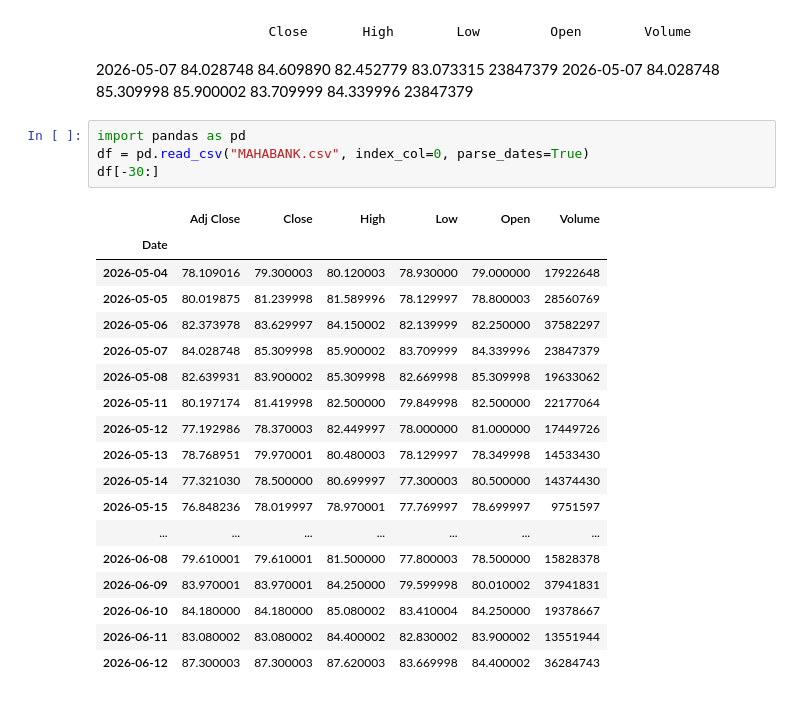
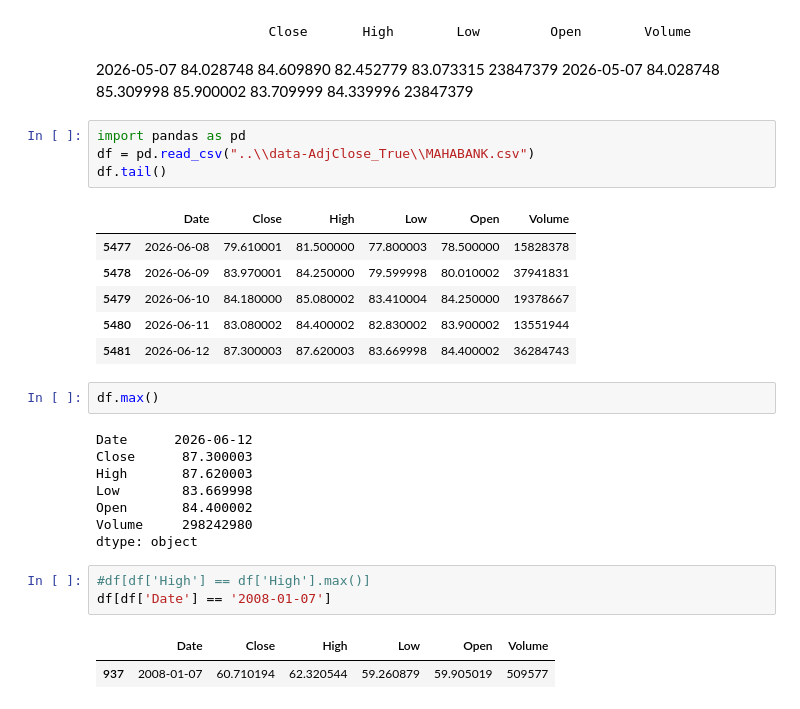
Before and after one commit to srk2115/stock-scanner, a Jupyter notebook: data/download-daily-data.ipynb, the cells around one changed output. Cells and saved outputs as stored; diff of their text form.

Commit message:
Updated Data Folder to in ATH Analysis route

```diff
--- a/data/download-daily-data.ipynb
+++ b/data/download-daily-data.ipynb
@@ -164,24 +159,28 @@ dtype: float64
 2026-05-07	84.028748	85.309998	85.900002	83.709999	84.339996	23847379
 # %%
 import pandas as pd
-df = pd.read_csv("MAHABANK.csv", index_col=0, parse_dates=True)
-df[-30:]
+df = pd.read_csv("..\\data-AdjClose_True\\MAHABANK.csv")
+df.tail()
 # %% [output]
-|  | Adj Close | Close | High | Low | Open | Volume |
-| Date |  |  |  |  |  |  |
-| 2026-05-04 | 78.109016 | 79.300003 | 80.120003 | 78.930000 | 79.000000 | 17922648 |
-| 2026-05-05 | 80.019875 | 81.239998 | 81.589996 | 78.129997 | 78.800003 | 28560769 |
-| 2026-05-06 | 82.373978 | 83.629997 | 84.150002 | 82.139999 | 82.250000 | 37582297 |
-| 2026-05-07 | 84.028748 | 85.309998 | 85.900002 | 83.709999 | 84.339996 | 23847379 |
-| 2026-05-08 | 82.639931 | 83.900002 | 85.309998 | 82.669998 | 85.309998 | 19633062 |
-| 2026-05-11 | 80.197174 | 81.419998 | 82.500000 | 79.849998 | 82.500000 | 22177064 |
-| 2026-05-12 | 77.192986 | 78.370003 | 82.449997 | 78.000000 | 81.000000 | 17449726 |
-| 2026-05-13 | 78.768951 | 79.970001 | 80.480003 | 78.129997 | 78.349998 | 14533430 |
-| 2026-05-14 | 77.321030 | 78.500000 | 80.699997 | 77.300003 | 80.500000 | 14374430 |
-| 2026-05-15 | 76.848236 | 78.019997 | 78.970001 | 77.769997 | 78.699997 | 9751597 |
-| ... | ... | ... | ... | ... | ... | ... |
-| 2026-06-08 | 79.610001 | 79.610001 | 81.500000 | 77.800003 | 78.500000 | 15828378 |
-| 2026-06-09 | 83.970001 | 83.970001 | 84.250000 | 79.599998 | 80.010002 | 37941831 |
-| 2026-06-10 | 84.180000 | 84.180000 | 85.080002 | 83.410004 | 84.250000 | 19378667 |
-| 2026-06-11 | 83.080002 | 83.080002 | 84.400002 | 82.830002 | 83.900002 | 13551944 |
-| 2026-06-12 | 87.300003 | 87.300003 | 87.620003 | 83.669998 | 84.400002 | 36284743 |
+|  | Date | Close | High | Low | Open | Volume |
+| 5477 | 2026-06-08 | 79.610001 | 81.500000 | 77.800003 | 78.500000 | 15828378 |
+| 5478 | 2026-06-09 | 83.970001 | 84.250000 | 79.599998 | 80.010002 | 37941831 |
+| 5479 | 2026-06-10 | 84.180000 | 85.080002 | 83.410004 | 84.250000 | 19378667 |
+| 5480 | 2026-06-11 | 83.080002 | 84.400002 | 82.830002 | 83.900002 | 13551944 |
+| 5481 | 2026-06-12 | 87.300003 | 87.620003 | 83.669998 | 84.400002 | 36284743 |
+# %%
+df.max()
+# %% [output]
+Date      2026-06-12
+Close      87.300003
+High       87.620003
+Low        83.669998
+Open       84.400002
+Volume     298242980
+dtype: object
+# %%
+#df[df['High'] == df['High'].max()]
+df[df['Date'] == '2008-01-07']
+# %% [output]
+|  | Date | Close | High | Low | Open | Volume |
+| 937 | 2008-01-07 | 60.710194 | 62.320544 | 59.260879 | 59.905019 | 509577 |
```
Also changed, not shown: parts of 1 cell of this notebook, 1 other file.
